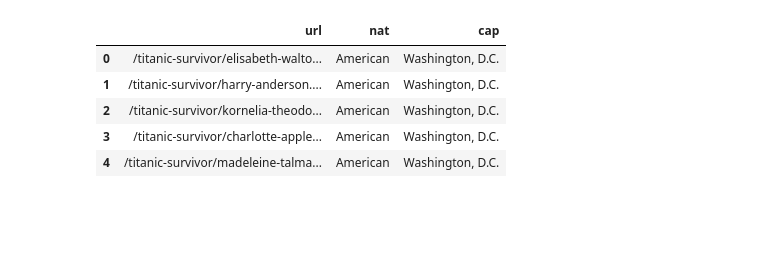
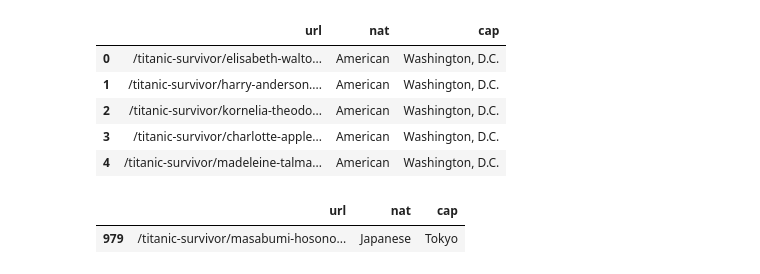
Before and after one commit to PierreEpron/di_caprio, a Jupyter notebook: geo_explore.ipynb, the cells around one changed output. Saved outputs shown, nothing was run; the diff lists cells and outputs as text; code cells hidden in the pictures; blank space fills up the shorter version.

```diff
--- a/geo_explore.ipynb
+++ b/geo_explore.ipynb
@@ -94,3 +94,8 @@ df.head()
 | 4 | /titanic-survivor/madeleine-talma... | American | Washington, D.C. |
 # %%
 df.to_csv('csv/geo.csv', index=False, encoding='utf-8')
+# %%
+df[df['nat'] == 'Japanese']
+# %% [output]
+|  | url | nat | cap |
+| 979 | /titanic-survivor/masabumi-hosono... | Japanese | Tokyo |
```
Also changed, not shown: parts of 2 cells of this notebook, 4 other files.
